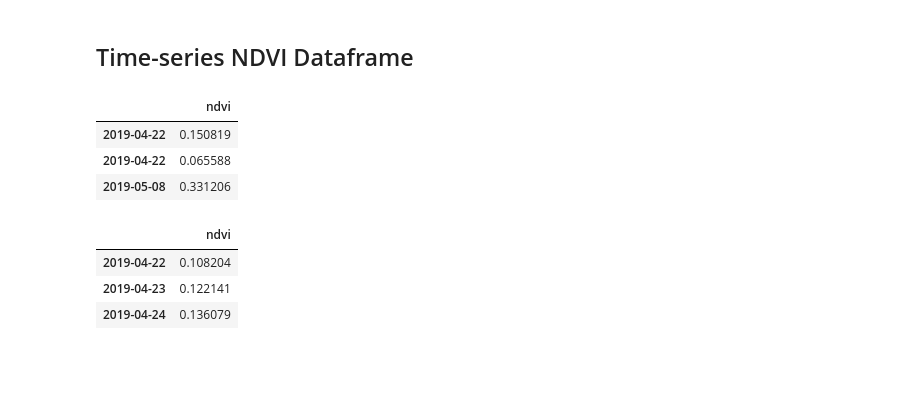
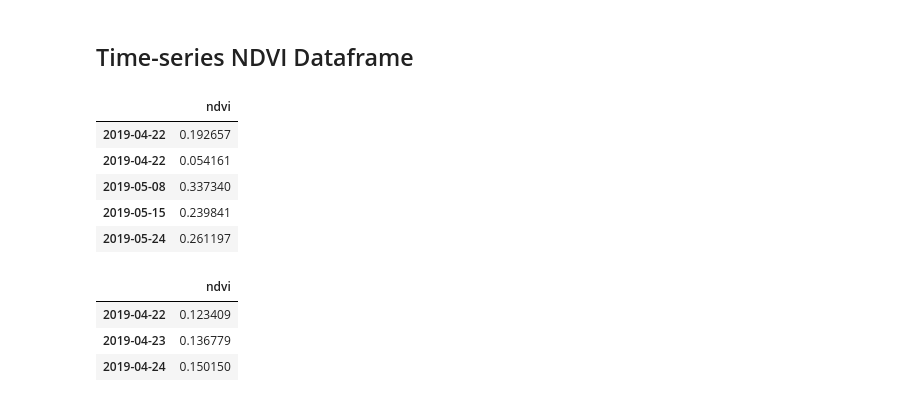
Before and after one commit to https-github-com-Engelbert107/Land_surface_classification_malawi_mozambique, a Jupyter notebook: MalawicodeTS.ipynb, the cells around one changed output. Drawn from its saved outputs; the diff is of its cells as text; code cells hidden in the pictures; blank space fills up the shorter version.

```diff
--- a/MalawicodeTS.ipynb
+++ b/MalawicodeTS.ipynb
@@ -49,24 +52,24 @@ geojson_f = {
         "coordinates": [
           [
             [
-              33.4808349609375,
-              -13.565901714121072
+              33.62365722656249,
+              -14.200488387358332
             ],
             [
-              34.21142578125,
-              -13.565901714121072
+              34.2059326171875,
+              -14.200488387358332
             ],
             [
-              34.21142578125,
-              -12.168225677390106
+              34.2059326171875,
+              -12.2165490163053
             ],
             [
-              33.4808349609375,
-              -12.168225677390106
+              33.62365722656249,
+              -12.2165490163053
             ],
             [
-              33.4808349609375,
-              -13.565901714121072
+              33.62365722656249,
+              -14.200488387358332
             ]
           ]
         ]
@@ -79,7 +82,7 @@ geojson_f = {
 # Take 2 years image data starting at 2019
 
 landsat = ee.ImageCollection("LANDSAT/LC08/C01/T1_RT").filter(ee.Filter.lt('CLOUD_COVER', 20)).\
-          filterDate('2019-04-11','2020-11-14')
+          filterDate('2019-04-11','2021-05-14')
 
 
 
@@ -177,16 +182,18 @@ day = [datetime.datetime.fromtimestamp(i/1000).strftime('%Y-%m-%d') for i in (da
 # %%
 # Make a dataframe with 'day' and 'NDVI' columns
 
 ndvi_df = pd.DataFrame(ndvi_collection, index = day, columns = ['ndvi'])
 ndvi_df.index = pd.to_datetime(ndvi_df.index, format="%Y/%m/%d")
 ndvi_df.sort_index(ascending = True, inplace = True)
 
-ndvi_df.head(3)
+ndvi_df.head(5)
 # %% [output]
 |  | ndvi |
-| 2019-04-22 | 0.150819 |
-| 2019-04-22 | 0.065588 |
-| 2019-05-08 | 0.331206 |
+| 2019-04-22 | 0.192657 |
+| 2019-04-22 | 0.054161 |
+| 2019-05-08 | 0.337340 |
+| 2019-05-15 | 0.239841 |
+| 2019-05-24 | 0.261197 |
 # %%
 # Up-sampple the date column
 
@@ -198,9 +205,9 @@ ndvi_df_daily.interpolate(method='polynomial', order = 1, inplace = True)
 ndvi_df_daily.head(3)
 # %% [output]
 |  | ndvi |
-| 2019-04-22 | 0.108204 |
-| 2019-04-23 | 0.122141 |
-| 2019-04-24 | 0.136079 |
+| 2019-04-22 | 0.123409 |
+| 2019-04-23 | 0.136779 |
+| 2019-04-24 | 0.150150 |
 # %%
 plt.figure(figsize=(12,8), dpi=100)
 plt.plot(ndvi_df_daily)
```
Also changed, not shown: parts of 10 cells of this notebook.
